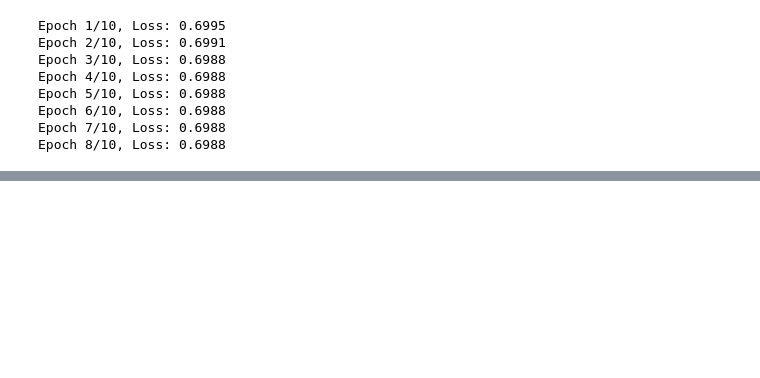
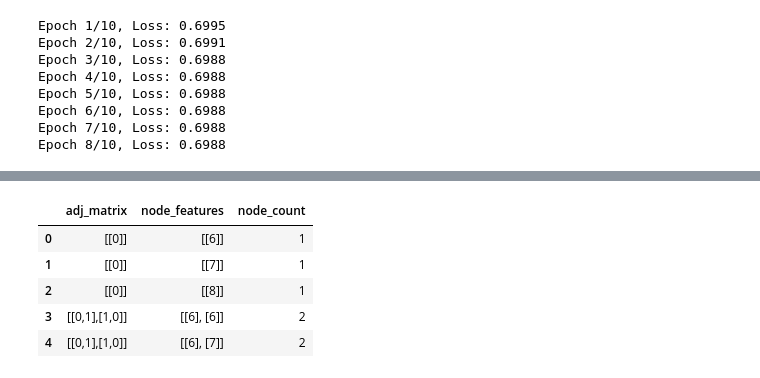
Before and after one commit to ElTragedy/capstone, a Jupyter notebook: graph_generator_capstone.ipynb, the cells around one changed output, grey strips where cells are left out. Saved outputs shown, nothing was run; the diff lists cells and outputs as text; code cells hidden in the pictures; blank space fills up the shorter version.

```diff
--- a/graph_generator_capstone.ipynb
+++ b/graph_generator_capstone.ipynb
@@ -42,5 +31,5 @@ from sklearn.model_selection import train_test_split
 # %%
-qm9 = pd.read_csv("qm9.csv")
+qm9 = pd.read_csv("/Users/kalebray/PycharmProjects/capstone/Data/qm9.csv")
 qm9.head()
 # %% [output]
 |  | mol_id | smiles | A | B | C | mu | alpha | homo | lumo | gap | ... | ... |
@@ -250,3 +267,6 @@ Epoch 5/10, Loss: 0.6988
 Epoch 6/10, Loss: 0.6988
 Epoch 7/10, Loss: 0.6988
 Epoch 8/10, Loss: 0.6988
+# %%
+qm9_parsed = qm9
+qm9_parsed['adj_matrix'] = qm9_parsed['adj_matrix'].str.replace(' ', ',', regex = False).str.replace('\n', '', regex = False)
@@ -252,0 +283,11 @@ Epoch 8/10, Loss: 0.6988
+# %%
+df = qm9_parsed.iloc[:,-3:]
+# %%
+df.head()
+# %% [output]
+|  | adj_matrix | node_features | node_count |
+| 0 | [[0]] | [[6]] | 1 |
+| 1 | [[0]] | [[7]] | 1 |
+| 2 | [[0]] | [[8]] | 1 |
+| 3 | [[0,1],[1,0]] | [[6], [6]] | 2 |
+| 4 | [[0,1],[1,0]] | [[6], [7]] | 2 |
```
Also changed, not shown: parts of 19 cells of this notebook.
